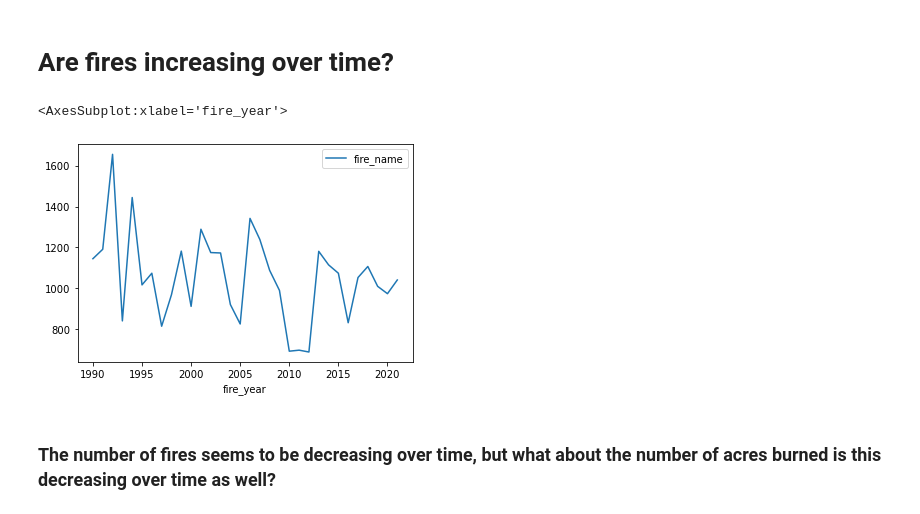
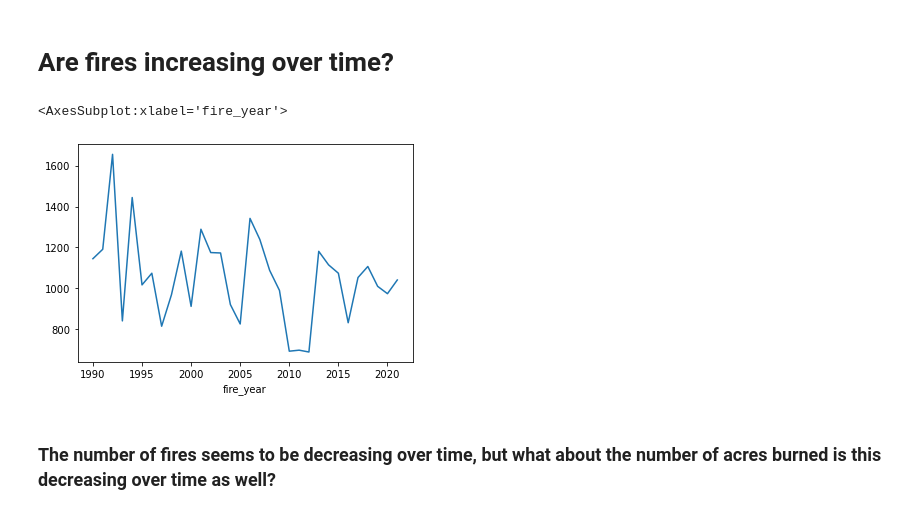
Before and after one commit to jisellejones/Predict_Wildfire_Spread, a Jupyter notebook: Exploratory_Data_Analysis.ipynb, the cells around one changed output. Cells and saved outputs as stored; diff of their text form; code cells hidden in the pictures.

```diff
--- a/Exploratory_Data_Analysis.ipynb
+++ b/Exploratory_Data_Analysis.ipynb
@@ -83,12 +83,11 @@ fire_df = fire_df.dropna()
 # %%
 # Group fires by fire_year and see how many fires occur each year and visualize this on a line plot
 fire_count = fire_df[['fire_year', 'fire_name']]
 fire_count = fire_count.groupby('fire_year').count()
-fire_count.plot.line()
-ax.get_legend().remove()
+fire_count.plot.line(legend=None)
 # %% [output]
 <AxesSubplot:xlabel='fire_year'>
-[figure, old version]
+[figure, new version]
 # %% [markdown]
 ### The number of fires seems to be decreasing over time, but what about the number of acres burned is this decreasing over time as well?
 # %%
```
Also changed, not shown: parts of 1 cell of this notebook.
